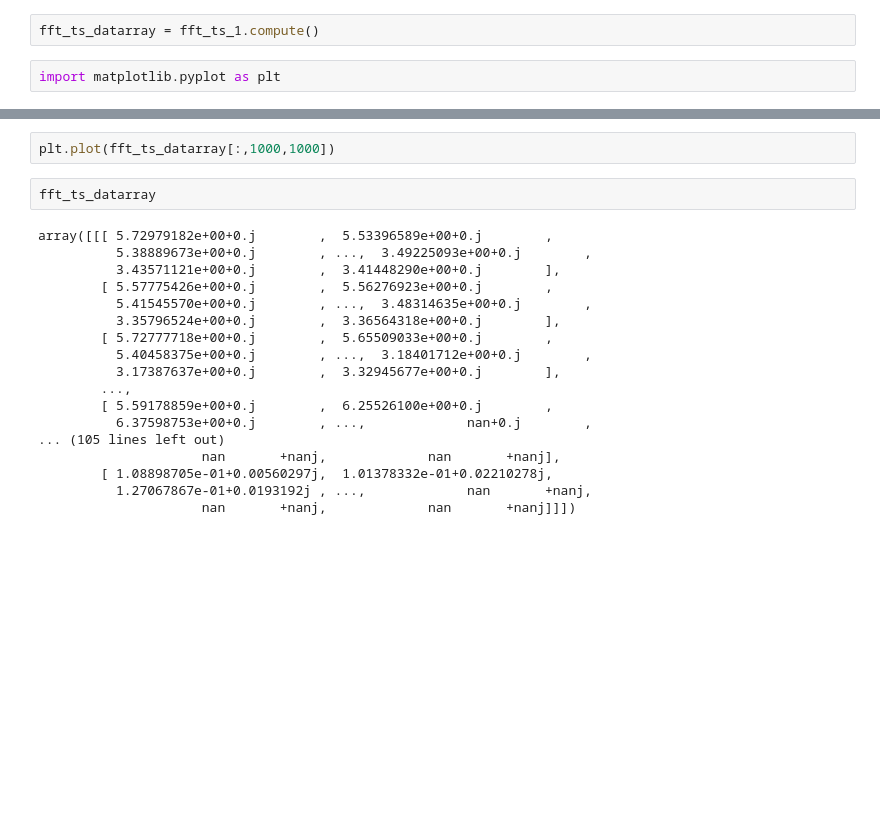
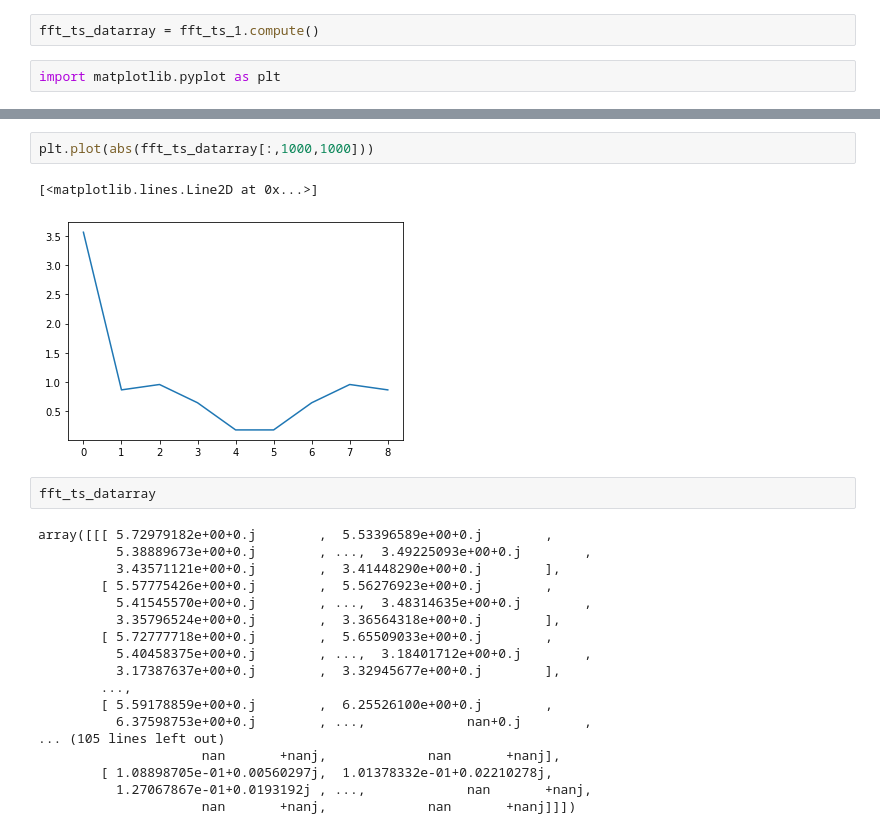
Before and after one commit to CONABIO/antares3-sandbox, a Jupyter notebook: notebooks/time_series_computation_xarray/time_series_computation_xarray_4.ipynb, the cells around one changed output, grey strips where cells are left out. Cells and saved outputs as stored; diff of their text form; blank space fills up the shorter version.

```diff
--- a/notebooks/time_series_computation_xarray/time_series_computation_xarray_4.ipynb
+++ b/notebooks/time_series_computation_xarray/time_series_computation_xarray_4.ipynb
@@ -252,5 +255,8 @@ plt.plot(fft_ts_datarray[:,0,0])
 # %%
-plt.plot(fft_ts_datarray[:,1000,1000])
+plt.plot(abs(fft_ts_datarray[:,1000,1000]))
+# %% [output]
+[<matplotlib.lines.Line2D at 0x...>]
+[figure, added]
 # %%
 fft_ts_datarray
 # %% [output]
```
Also changed, not shown: parts of 37 cells of this notebook.
